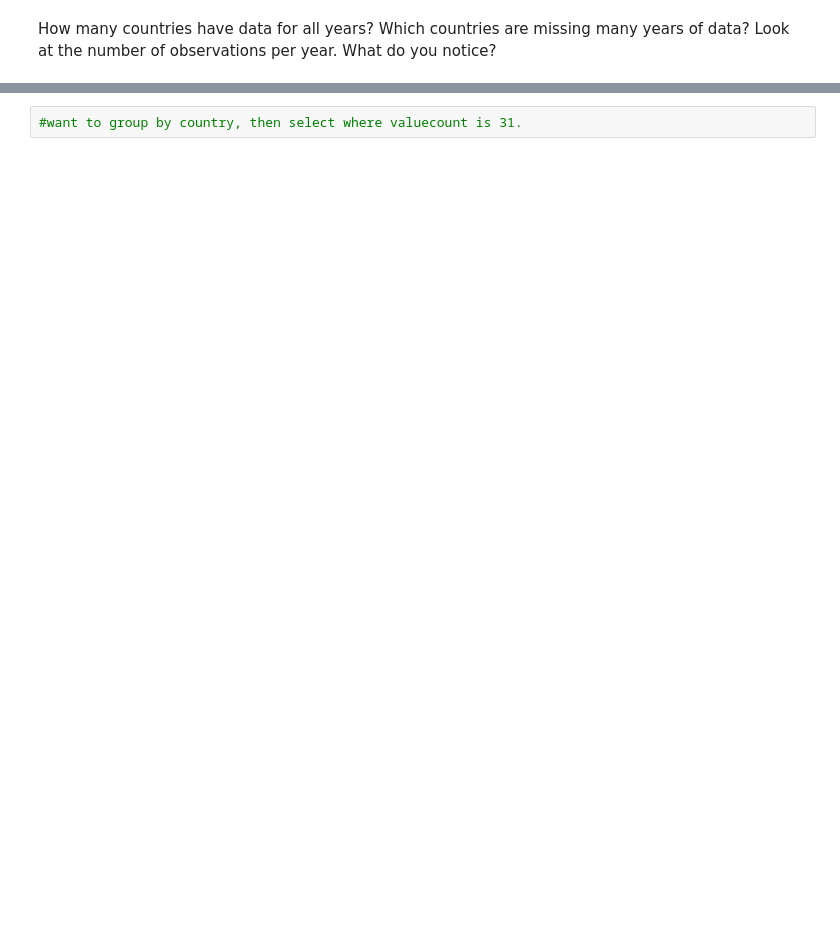
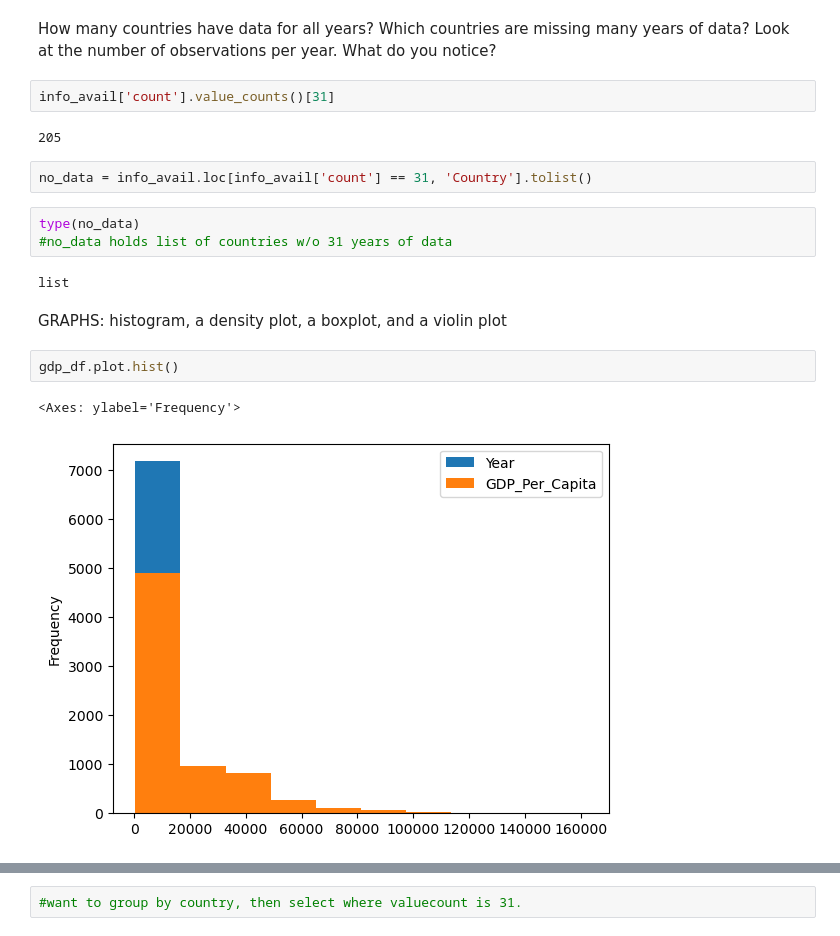
Before and after one commit to NSS-Full-Time-Data-Analytics-11/un-project-ShandenKey, a Jupyter notebook: notebooks/UN2-SMK.ipynb, the cells around one changed output, grey strips where cells are left out. Saved outputs shown, nothing was run; the diff lists cells and outputs as text; blank space fills up the shorter version.

```diff
--- a/notebooks/UN2-SMK.ipynb
+++ b/notebooks/UN2-SMK.ipynb
@@ -172,3 +190,21 @@ info_avail.sort_values('count')
 How many countries have data for all years?
 Which countries are missing many years of data?
 Look at the number of observations per year. What do you notice?
+# %%
+info_avail['count'].value_counts()[31]
+# %% [output]
+205
+# %%
+no_data = info_avail.loc[info_avail['count'] == 31, 'Country'].tolist()
+# %%
+type(no_data)
+#no_data holds list of countries w/o 31 years of data
+# %% [output]
+list
+# %% [markdown]
+GRAPHS: histogram, a density plot, a boxplot, and a violin plot
+# %%
+gdp_df.plot.hist()
+# %% [output]
+<Axes: ylabel='Frequency'>
+[figure, added]
```
Also changed, not shown: parts of 7 cells of this notebook.
